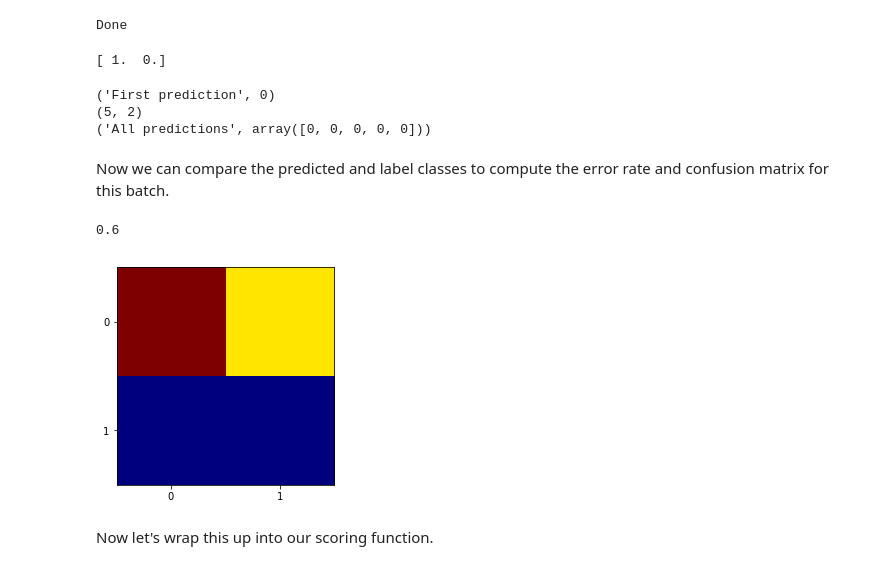
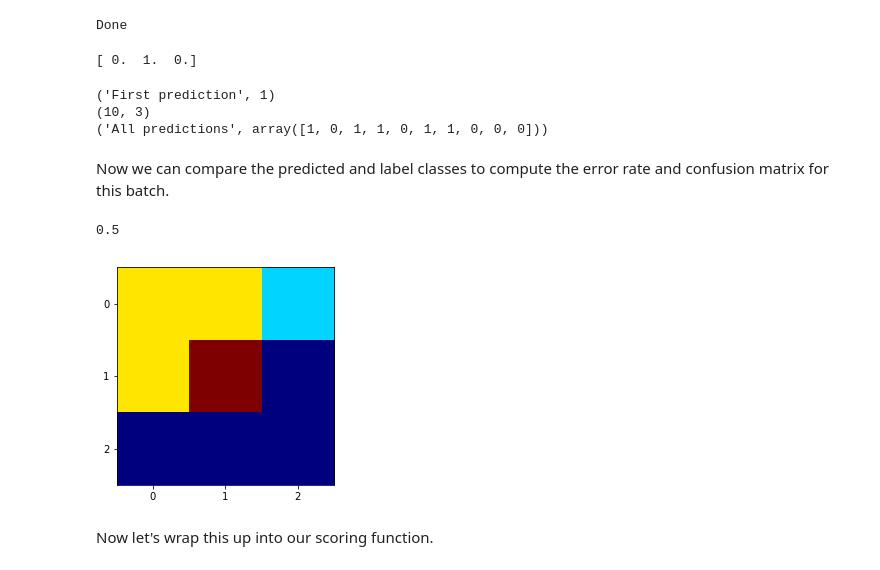
Before and after one commit to jennyzeng/Minecraft-AI, a Jupyter notebook: cnn_2_by_Jenny.ipynb, the cells around one changed output. Cells and saved outputs as stored; diff of their text form; code cells hidden in the pictures.

Commit message:
add new class: desert(2)

```diff
--- a/cnn_2_by_Jenny.ipynb
+++ b/cnn_2_by_Jenny.ipynb
@@ -23,17 +24,17 @@ IMAGE_WIDTH = 320
 NUM_CHANNELS = 3
 
 # Parameters
-BATCH_SIZE = 5
+BATCH_SIZE = 10
 LEARNING_RATE = 0.001
 display_step = 100
-train_size= 14043
-test_size = 6019
+train_size= 21142
+test_size = 9062
 # Network Parameters
-NUM_LABELS = 2 # MNIST total classes (0-9 digits)
+NUM_LABELS = 3 # MNIST total classes (0-9 digits)
 # %%
-labels ={"mesa":0, "forest":1}
-tfrecords_train_filename = '/notebooks/Minecraft-AI/mc-data/mesa0_forest1_train.tfrecords'
-tfrecords_test_filename = '/notebooks/Minecraft-AI/mc-data/mesa0_forest1_test.tfrecords'
+labels ={"mesa":0, "forest":1,"desert":2}
+tfrecords_train_filename = '/notebooks/Minecraft-AI/mc-data/mesa_forest_desert_train.tfrecords'
+tfrecords_test_filename = '/notebooks/Minecraft-AI/mc-data/mesa_forest_desert_train.tfrecords'
 # %% [markdown]
 ## load data
 ### healper function for reading and decoding data in tfrecord file
@@ -351,7 +352,7 @@ Done
 # %%
 print(predictions[0])
 # %% [output]
-[ 1.  0.]
+[ 0.  1.  0.]
 # %%
 # The highest probability in the first entry.
 print('First prediction', numpy.argmax(predictions[0]))
@@ -362,29 +363,29 @@ print(predictions.shape)
 # So, we'll take the highest probability for each vector.
 print('All predictions', numpy.argmax(predictions, 1))
 # %% [output]
-('First prediction', 0)
-(5, 2)
-('All predictions', array([0, 0, 0, 0, 0]))
+('First prediction', 1)
+(10, 3)
+('All predictions', array([1, 0, 1, 1, 0, 1, 1, 0, 0, 0]))
 # %% [markdown]
 Now we can compare the predicted and label classes to compute the error rate and confusion matrix for this batch.
 # %%
 correct = numpy.sum(numpy.argmax(predictions, 1) == numpy.argmax(batch_labels, 1))
 total = predictions.shape[0]
 
 print(float(correct) / float(total))
 
-confusions = numpy.zeros([2,2], numpy.float32)
+confusions = numpy.zeros([NUM_LABELS,NUM_LABELS], numpy.float32)
 bundled = zip(numpy.argmax(predictions, 1), numpy.argmax(batch_labels, 1))
 for predicted, actual in bundled:
       confusions[predicted, actual] += 1
 
 plt.grid(False)
 plt.xticks(numpy.arange(NUM_LABELS))
 plt.yticks(numpy.arange(NUM_LABELS))
 plt.imshow(confusions, cmap=plt.cm.jet, interpolation='nearest');
 # %% [output]
-0.6
+0.5
-[figure, old version]
+[figure, new version]
 # %% [markdown]
 Now let's wrap this up into our scoring function.
 # %%
```
Also changed, not shown: parts of 8 cells of this notebook, 2 other files.
